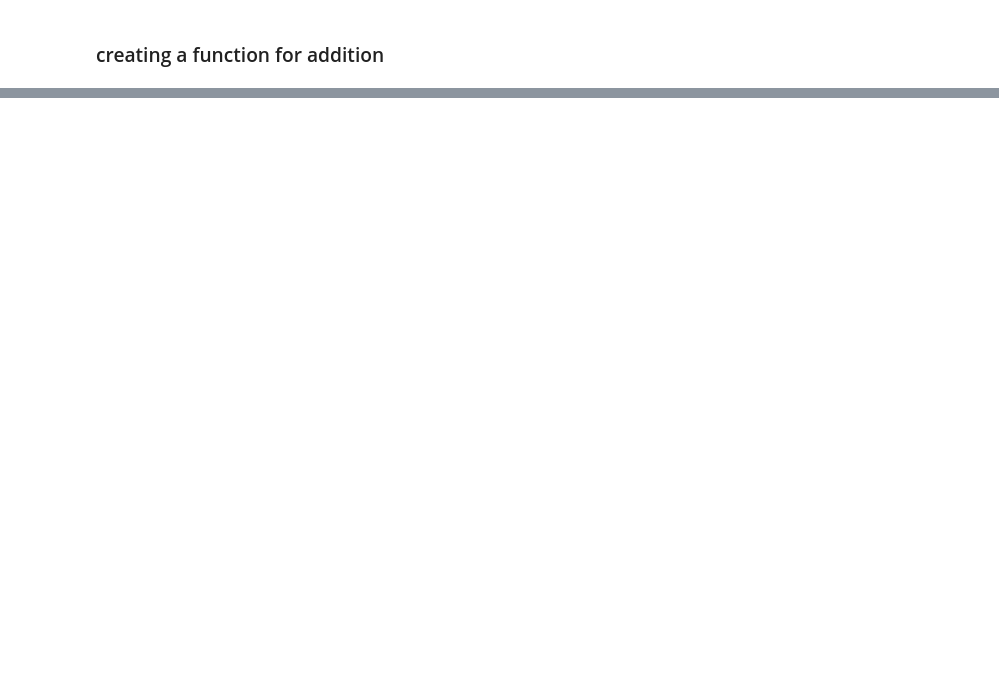
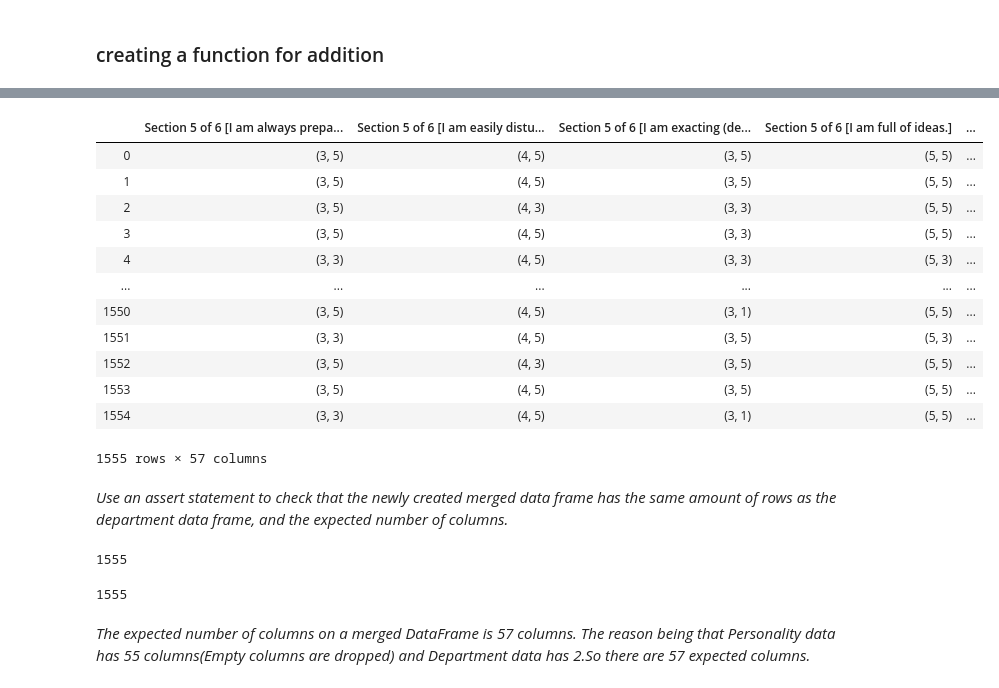
Before and after one commit to LeboSeribe/Data-Wrangling, a Jupyter notebook: Data Wrangling.ipynb, the cells around one changed output, grey strips where cells are left out. Saved outputs shown, nothing was run; the diff lists cells and outputs as text; code cells hidden in the pictures; blank space fills up the shorter version.

```diff
--- a/Data Wrangling.ipynb
+++ b/Data Wrangling.ipynb
@@ -193,0 +208,2 @@ pd.DataFrame.from_dict(totals, orient='index')
+# %%
+department_data = pd.read_csv('departments.csv',sep=(';'))
@@ -193,0 +226,21 @@ pd.DataFrame.from_dict(totals, orient='index')
+# %%
+ merge = pd.concat([result, department_data] ,axis=1, ignore_index=False)
+# %%
+merge
+# %% [output]
+|  | Section 5 of 6 [I am always prepa... | Section 5 of 6 [I am easily distu... | Section 5 of 6 [I am exacting (de... | Section 5 of 6 [I am full of ideas.] | ... |
+| 0 | (3, 5) | (4, 5) | (3, 5) | (5, 5) | ... |
+| 1 | (3, 5) | (4, 5) | (3, 5) | (5, 5) | ... |
+| 2 | (3, 5) | (4, 3) | (3, 3) | (5, 5) | ... |
+| 3 | (3, 5) | (4, 5) | (3, 3) | (5, 5) | ... |
+| 4 | (3, 3) | (4, 5) | (3, 3) | (5, 3) | ... |
+| ... | ... | ... | ... | ... | ... |
+| 1550 | (3, 5) | (4, 5) | (3, 1) | (5, 5) | ... |
+| 1551 | (3, 3) | (4, 5) | (3, 5) | (5, 3) | ... |
+| 1552 | (3, 5) | (4, 3) | (3, 5) | (5, 5) | ... |
+| 1553 | (3, 5) | (4, 5) | (3, 5) | (5, 5) | ... |
+| 1554 | (3, 3) | (4, 5) | (3, 1) | (5, 5) | ... |
+1555 rows × 57 columns
+# %% [markdown]
+*Use an assert statement to check that the newly created merged data frame has the same amount of
+rows as the department data frame, and the expected number of columns.*
@@ -193,0 +249,12 @@ pd.DataFrame.from_dict(totals, orient='index')
+# %%
+len(result)
+# %% [output]
+1555
+# %%
+len(department_data)
+# %% [output]
+1555
+# %% [markdown]
+*The expected number of columns on a merged DataFrame is 57 columns.
+The reason being that Personality data has 55 columns(Empty columns are dropped)
+and Department data has 2.So there are 57 expected columns.*
```
Also changed, not shown: parts of 31 cells of this notebook, 1 other file.
